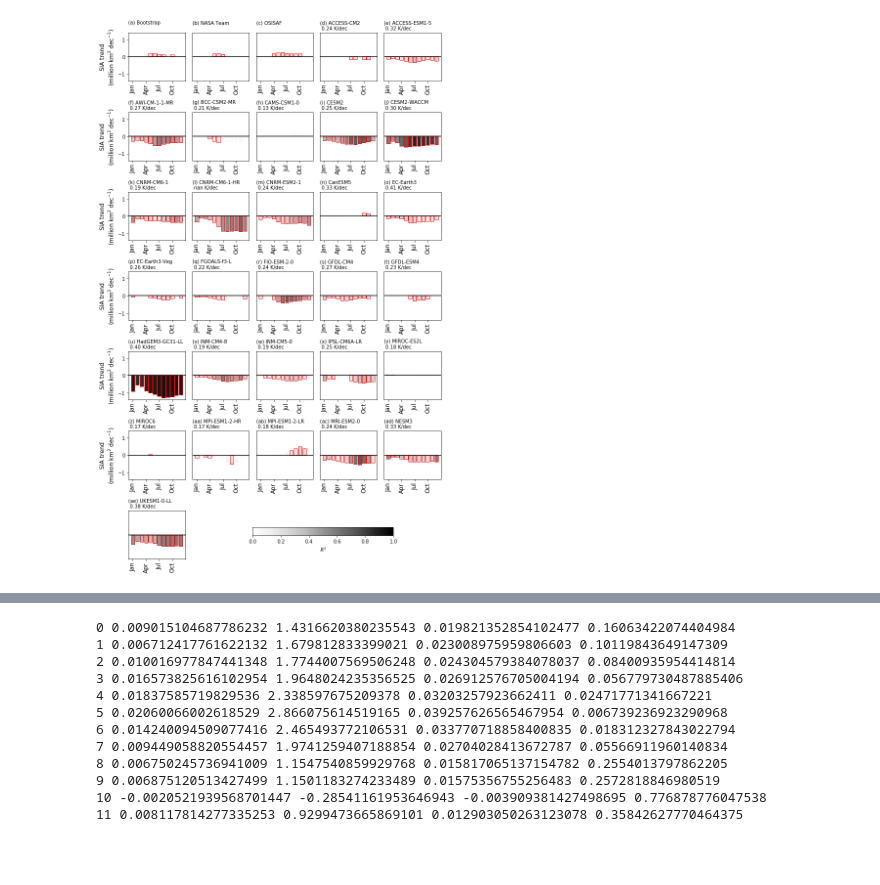
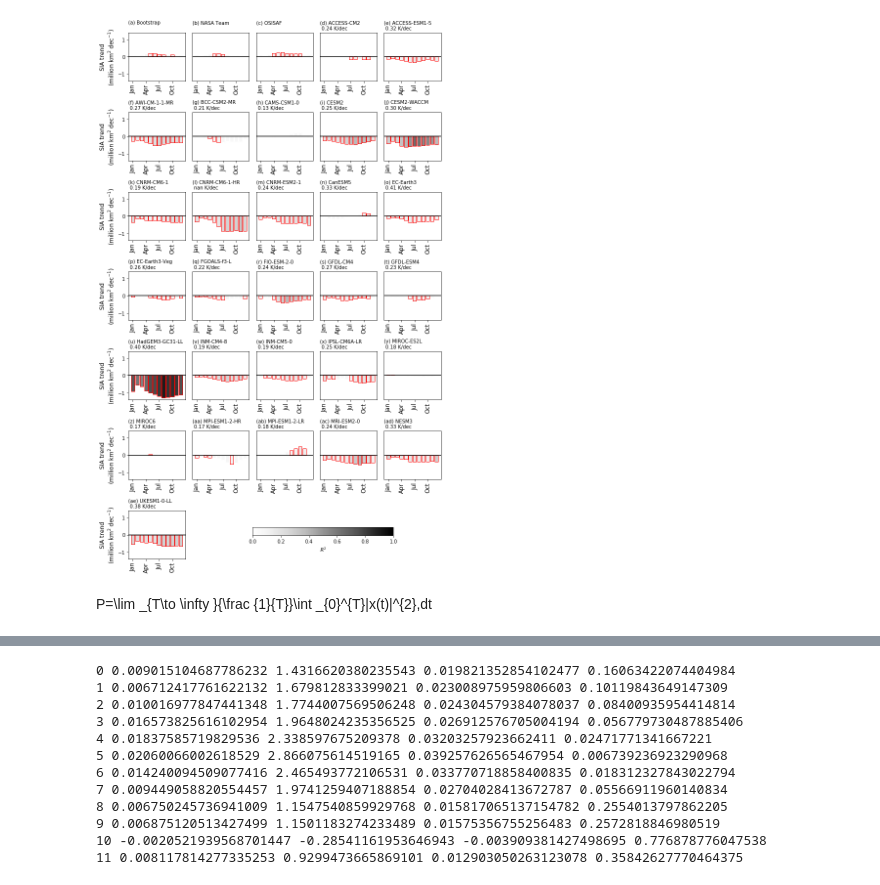
Before and after one commit to lettie-roach/analysis_antarctic-sia-in-cmip6, a Jupyter notebook: antsicmip6_suppfig6.ipynb, the cells around one changed output, grey strips where cells are left out. Saved outputs shown, nothing was run; the diff lists cells and outputs as text; code cells hidden in the pictures; blank space fills up the shorter version.

```diff
--- a/antsicmip6_suppfig6.ipynb
+++ b/antsicmip6_suppfig6.ipynb
@@ -19,7 +19,7 @@ obs_ds = xr.open_dataset('../processed_netcdf/processed_OBS_sia_1979-2018.nc').s
 obs_ds = myF.add_trend_stats_to_ds (obs_ds, obs_ds.sia_sh, 'sia_sh')
 # %%
 
-colours = plt.cm.Greys(np.linspace(0,1,100))
+colours = plt.cm.Greys(np.linspace(0,1,2500))
 fig = plt.figure(figsize=(10,16))
 for n in range(len(model_ds.name)+len(obs_ds.name)):
     ax = plt.subplot(7,5,n+1)
@@ -30,43 +30,51 @@ for n in range(len(model_ds.name)+len(obs_ds.name)):
             linc = 'white'
             if pval < 0.05:
                 linc = 'red'
+            slope = obs_ds.sia_sh_slope.isel(name=n).isel(month=m)
+            err = obs_ds.sia_sh_std_error.isel(name=n).isel(month=m)
+            ratio = abs(slope/err)
 
-            ax.bar(m,10.*obs_ds.sia_sh_slope.isel(name=n).isel(month=m), edgecolor=linc,
-               facecolor = colours[int(100*obs_ds.sia_sh_r_value.isel(name=n).isel(month=m)**2.)] )
+            ax.bar(m,10.*slope, edgecolor=linc, facecolor = colours[int(100*ratio)] )
         name = (str(obs_ds.isel(name=n).name.values)).split('_')[0]
         gmst_trend = ''
 
     else:
         for m in range(nm):
             pval = model_ds.sia_sh_p_value.isel(name=n-3).isel(month=m).values
             linc = 'white'
             if pval < 0.05:
                 linc = 'red'
 
-            ax.bar(m,10.*model_ds.sia_sh_slope.isel(name=n-3).isel(month=m),edgecolor=linc,
-               facecolor = colours[int(100*model_ds.sia_sh_r_value.isel(name=n-3).isel(month=m)**2.)] )
+            slope = model_ds.sia_sh_slope.isel(name=n-3).isel(month=m)
+            err = model_ds.sia_sh_std_error.isel(name=n-3).isel(month=m)
+            ratio = abs(slope/err)
+
+            ax.bar(m,10.*slope,edgecolor=linc,facecolor = colours[int(100*ratio)] )
+
         name = (str(model_ds.isel(name=n-3).name.values)).split('_')[0]
         gmst_trend = '{:.2f}'.format( 10.*model_ds['gmst_slope'].isel(name=n-3).values )+' K/dec'
 
-    if n in [0,5,10,15,20,25]:
+    if n in [0,5,10,15,20,25,30]:
         plt.ylabel('SIA trend\n(million km$^2$ dec$^{-1}$)',fontsize=12)
     else:
         ax.set_yticks([])
     ax.set_title(myF.alphabet[n]+' '+name+'\n '+gmst_trend,fontsize=10,loc='left')
     ax.axhline(y=0,c='black')
     ax.set_xticks(np.arange(nm)[::3])
     ax.set_xticklabels(myF.months[::3],rotation='vertical',fontsize=12)
     ax.set_ylim([-1.4,1.4])
 
     plt.tight_layout()
 
 ax2  = fig.add_axes([0.45, 0.075, 0.4, 0.015])
 cmap = mpl.cm.Greys
 norm = mpl.colors.Normalize(vmin=0, vmax=1)
 cb1 = mpl.colorbar.ColorbarBase(ax2, cmap=cmap, norm=norm,orientation='horizontal')
 cb1.set_label('$R^2$')
 fig.savefig('figS6',bbox_inches='tight',dpi=600)
 plt.show()
 plt.close()
 # %% [output]
-[figure, old version]
+[figure, new version]
+# %% [markdown]
+ P=\lim _{T\to \infty }{\frac {1}{T}}\int _{0}^{T}|x(t)|^{2}\,dt
```
Also changed, not shown: parts of 8 cells of this notebook, 5 other files.
